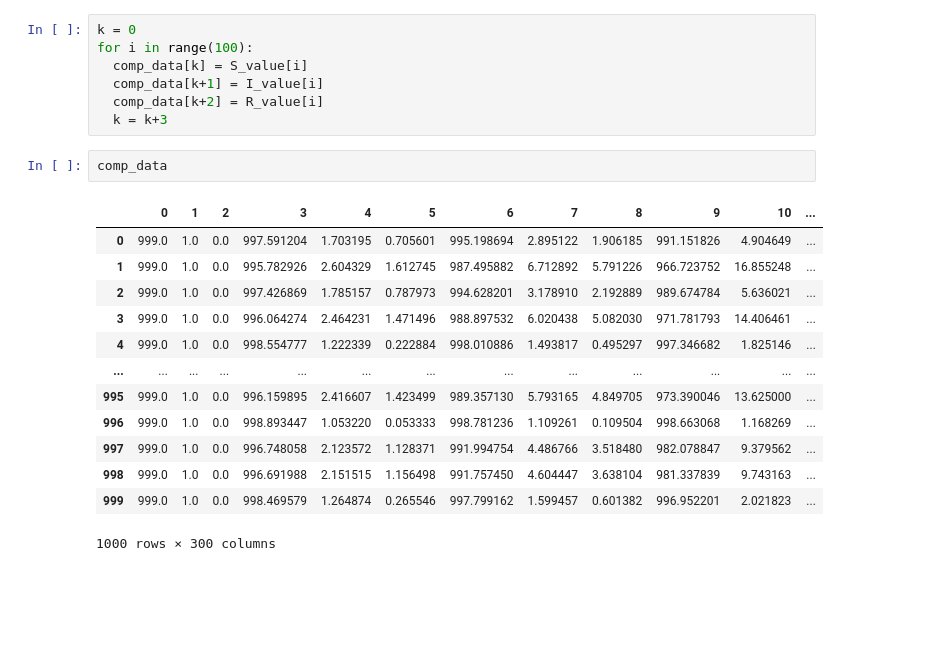
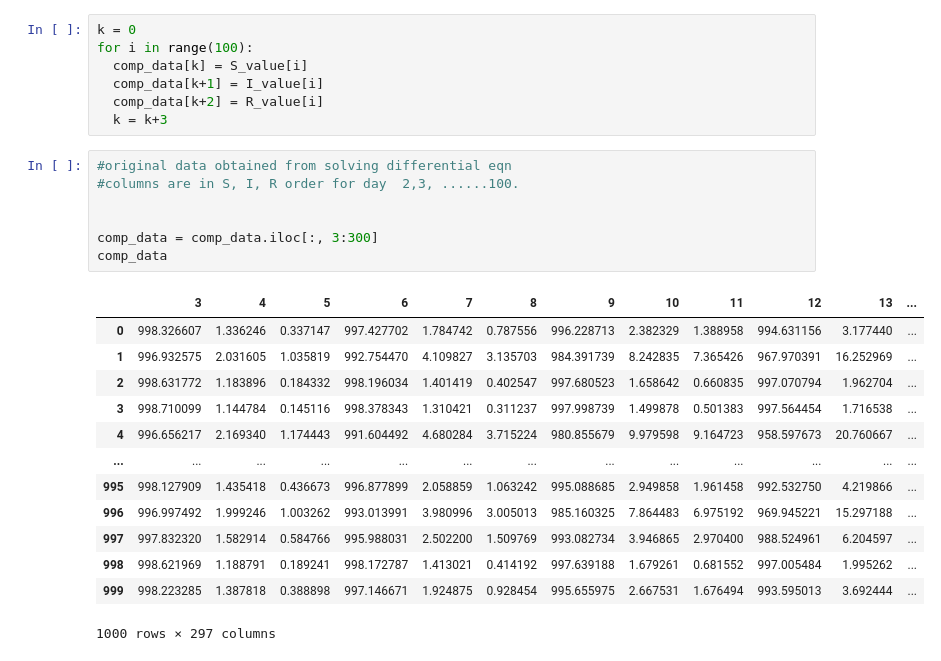
Before and after one commit to dharma610/Neural-network-model-for-compartmenral-model-SIR-and-SEIR-, a Jupyter notebook: part5.ipynb, the cells around one changed output. Drawn from its saved outputs; the diff is of its cells as text; blank space fills up the shorter version.

```diff
--- a/part5.ipynb
+++ b/part5.ipynb
@@ -297,22 +297,27 @@ for i in range(100):
   comp_data[k+1] = I_value[i]
   comp_data[k+2] = R_value[i]
   k = k+3
-# %%
-comp_data
-# %% [output]
-|  | 0 | 1 | 2 | 3 | 4 | 5 | 6 | 7 | 8 | 9 | 10 | ... |
-| 0 | 999.0 | 1.0 | 0.0 | 997.591204 | 1.703195 | 0.705601 | 995.198694 | 2.895122 | 1.906185 | 991.151826 | 4.904649 | ... |
-| 1 | 999.0 | 1.0 | 0.0 | 995.782926 | 2.604329 | 1.612745 | 987.495882 | 6.712892 | 5.791226 | 966.723752 | 16.855248 | ... |
-| 2 | 999.0 | 1.0 | 0.0 | 997.426869 | 1.785157 | 0.787973 | 994.628201 | 3.178910 | 2.192889 | 989.674784 | 5.636021 | ... |
-| 3 | 999.0 | 1.0 | 0.0 | 996.064274 | 2.464231 | 1.471496 | 988.897532 | 6.020438 | 5.082030 | 971.781793 | 14.406461 | ... |
-| 4 | 999.0 | 1.0 | 0.0 | 998.554777 | 1.222339 | 0.222884 | 998.010886 | 1.493817 | 0.495297 | 997.346682 | 1.825146 | ... |
-| ... | ... | ... | ... | ... | ... | ... | ... | ... | ... | ... | ... | ... |
-| 995 | 999.0 | 1.0 | 0.0 | 996.159895 | 2.416607 | 1.423499 | 989.357130 | 5.793165 | 4.849705 | 973.390046 | 13.625000 | ... |
-| 996 | 999.0 | 1.0 | 0.0 | 998.893447 | 1.053220 | 0.053333 | 998.781236 | 1.109261 | 0.109504 | 998.663068 | 1.168269 | ... |
-| 997 | 999.0 | 1.0 | 0.0 | 996.748058 | 2.123572 | 1.128371 | 991.994754 | 4.486766 | 3.518480 | 982.078847 | 9.379562 | ... |
-| 998 | 999.0 | 1.0 | 0.0 | 996.691988 | 2.151515 | 1.156498 | 991.757450 | 4.604447 | 3.638104 | 981.337839 | 9.743163 | ... |
-| 999 | 999.0 | 1.0 | 0.0 | 998.469579 | 1.264874 | 0.265546 | 997.799162 | 1.599457 | 0.601382 | 996.952201 | 2.021823 | ... |
-1000 rows × 300 columns
+# %%
+#original data obtained from solving differential eqn
+#columns are in S, I, R order for day  2,3, ......100.
+
+
+comp_data = comp_data.iloc[:, 3:300]
+comp_data
+# %% [output]
+|  | 3 | 4 | 5 | 6 | 7 | 8 | 9 | 10 | 11 | 12 | 13 | ... |
+| 0 | 998.326607 | 1.336246 | 0.337147 | 997.427702 | 1.784742 | 0.787556 | 996.228713 | 2.382329 | 1.388958 | 994.631156 | 3.177440 | ... |
+| 1 | 996.932575 | 2.031605 | 1.035819 | 992.754470 | 4.109827 | 3.135703 | 984.391739 | 8.242835 | 7.365426 | 967.970391 | 16.252969 | ... |
+| 2 | 998.631772 | 1.183896 | 0.184332 | 998.196034 | 1.401419 | 0.402547 | 997.680523 | 1.658642 | 0.660835 | 997.070794 | 1.962704 | ... |
+| 3 | 998.710099 | 1.144784 | 0.145116 | 998.378343 | 1.310421 | 0.311237 | 997.998739 | 1.499878 | 0.501383 | 997.564454 | 1.716538 | ... |
+| 4 | 996.656217 | 2.169340 | 1.174443 | 991.604492 | 4.680284 | 3.715224 | 980.855679 | 9.979598 | 9.164723 | 958.597673 | 20.760667 | ... |
+| ... | ... | ... | ... | ... | ... | ... | ... | ... | ... | ... | ... | ... |
+| 995 | 998.127909 | 1.435418 | 0.436673 | 996.877899 | 2.058859 | 1.063242 | 995.088685 | 2.949858 | 1.961458 | 992.532750 | 4.219866 | ... |
+| 996 | 996.997492 | 1.999246 | 1.003262 | 993.013991 | 3.980996 | 3.005013 | 985.160325 | 7.864483 | 6.975192 | 969.945221 | 15.297188 | ... |
+| 997 | 997.832320 | 1.582914 | 0.584766 | 995.988031 | 2.502200 | 1.509769 | 993.082734 | 3.946865 | 2.970400 | 988.524961 | 6.204597 | ... |
+| 998 | 998.621969 | 1.188791 | 0.189241 | 998.172787 | 1.413021 | 0.414192 | 997.639188 | 1.679261 | 0.681552 | 997.005484 | 1.995262 | ... |
+| 999 | 998.223285 | 1.387818 | 0.388898 | 997.146671 | 1.924875 | 0.928454 | 995.655975 | 2.667531 | 1.676494 | 993.595013 | 3.692444 | ... |
+1000 rows × 297 columns
 # %%
 from sklearn.preprocessing import MinMaxScaler
 scaler = MinMaxScaler()
```
Also changed, not shown: parts of 24 cells of this notebook.
